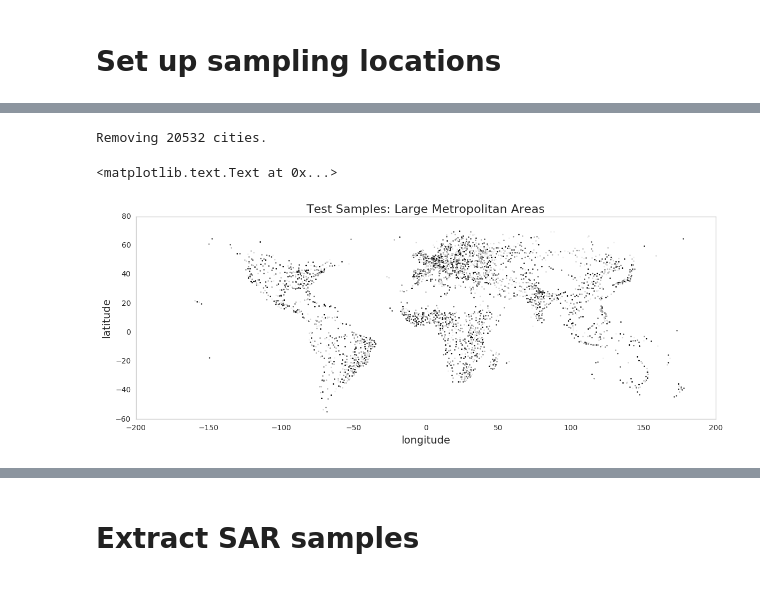
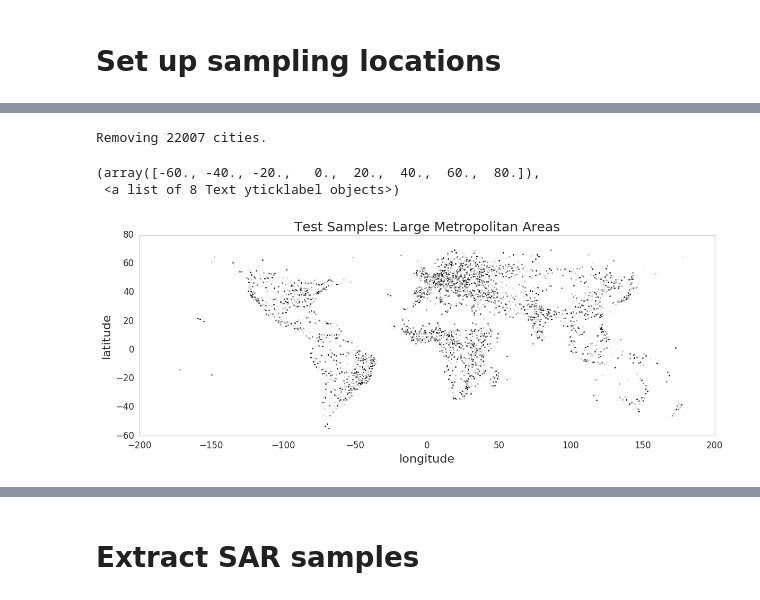
Before and after one commit to adrianalbert/urbanization-patterns, a Jupyter notebook: create-datasets/world cities dataset.ipynb, the cells around one changed output, grey strips where cells are left out. Saved outputs shown, nothing was run; the diff lists cells and outputs as text; code cells hidden in the pictures.

```diff
--- a/create-datasets/world cities dataset.ipynb
+++ b/create-datasets/world cities dataset.ipynb
@@ -71,3 +68,19 @@ cities_df.dropna(inplace=True)
 # convert to geopandas dataframe with a spatial index
 cities_df['geometry'] = map(lambda lat, lon: Point((lon, lat)), cities_df['Latitude'], cities_df['Longitude'])
 cities_df = gpd.GeoDataFrame(cities_df)
+
+def format_pop(pop):
+    if pop > 1e6:
+        div = 1e6
+        s = 'M'
+    else:
+        div = 1e3
+        s = 'k'
+    return "%2.1f%s"%(float(pop)/div, s)
+
+cities_df['City'] = map(lambda city, country, pop: "%s, %s (pop %s)"%(city, country, format_pop(pop)),
+                        cities_df['City'], cities_df['Country'], cities_df['Population'])
+
+cities_df.drop_duplicates("City", inplace=True)
+
+cities_df.to_csv(outPath + "/urban_areas_over_10kpop.csv")
@@ -134,10 +147,10 @@ while i < len(cities_dict):
     i += 1
 
 cities_df_sel = cities_df[~cities_df['City'].isin(to_remove)]
-cities_df_sel['Population'] = map(lambda c,p: new_pop[c] if c in new_pop else p,
+cities_df_sel['Adj. population'] = map(lambda c,p: new_pop[c] if c in new_pop else p,
                                   cities_df_sel['City'], cities_df_sel['Population'])
 cities_df_sel.reset_index(inplace=True)
 
 print "Removing %d cities. "%(len(to_remove))
 # %% [output]
-Removing 20532 cities.
+Removing 22007 cities.
@@ -144,11 +159,14 @@ Removing 20532 cities.
 # %%
 cities_df_sel.plot(figsize=(14,6))
-plt.title("Test Samples: Large Metropolitan Areas", fontsize=16)
-plt.ylabel("latitude", fontsize=14)
-plt.xlabel("longitude", fontsize=14)
+plt.title("Test Samples: Large Metropolitan Areas", fontsize=18)
+plt.ylabel("latitude", fontsize=16)
+plt.xlabel("longitude", fontsize=16)
+plt.xticks(fontsize=12)
+plt.yticks(fontsize=12)
 # %% [output]
-<matplotlib.text.Text at 0x...>
+(array([-60., -40., -20.,   0.,  20.,  40.,  60.,  80.]),
+ <a list of 8 Text yticklabel objects>)
-[figure, old version]
+[figure, new version]
 # %%
 def f_classify_by_pop(d):
     if d < 50000:
```
Also changed, not shown: parts of 14 cells of this notebook, 10 other files.
